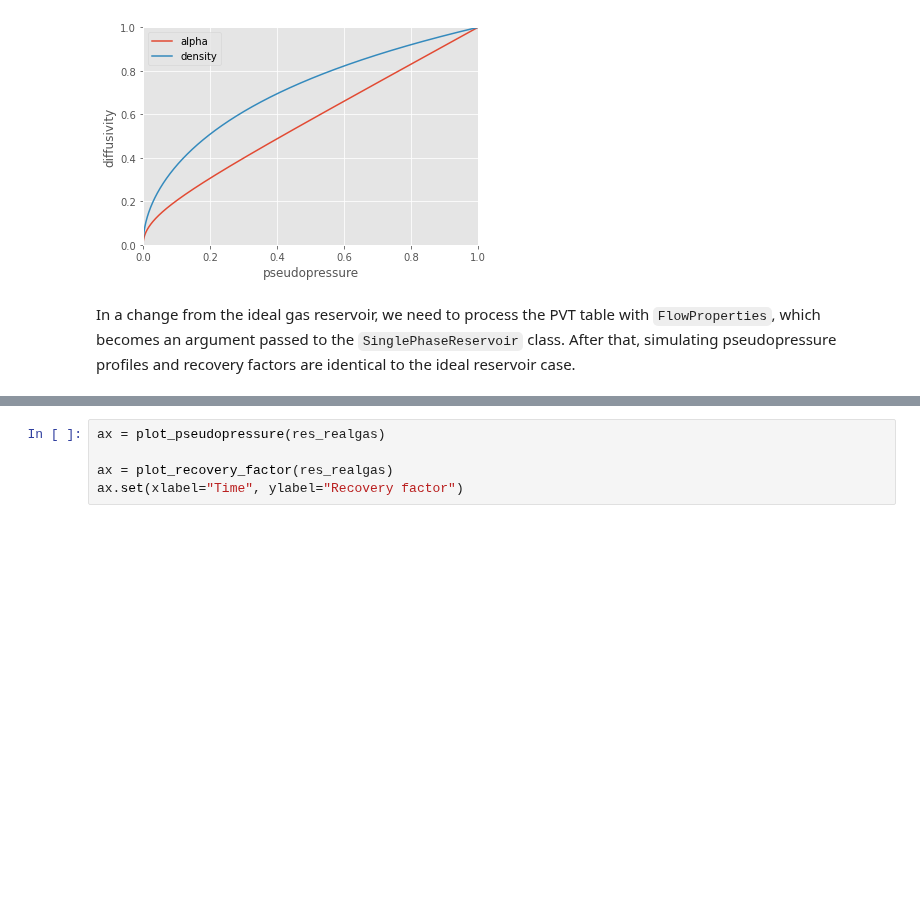
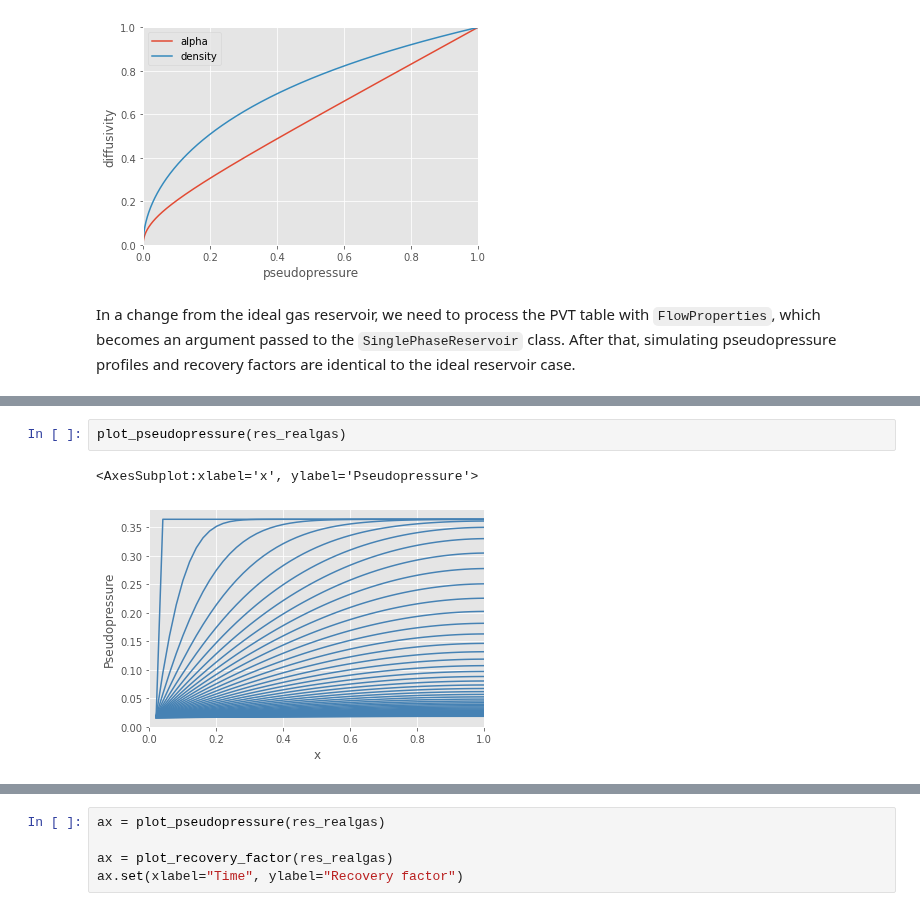
Before and after one commit to frank1010111/bluebonnet, a Jupyter notebook: docs/flow.ipynb, the cells around one changed output, grey strips where cells are left out. Drawn from its saved outputs; the diff is of its cells as text; blank space fills up the shorter version.

```diff
--- a/docs/flow.ipynb
+++ b/docs/flow.ipynb
@@ -107,0 +111,5 @@ Wall time: 5.42 s
+# %%
+plot_pseudopressure(res_realgas)
+# %% [output]
+<AxesSubplot:xlabel='x', ylabel='Pseudopressure'>
+[figure, added]
```
Also changed, not shown: parts of 5 cells of this notebook, 1 other file.
